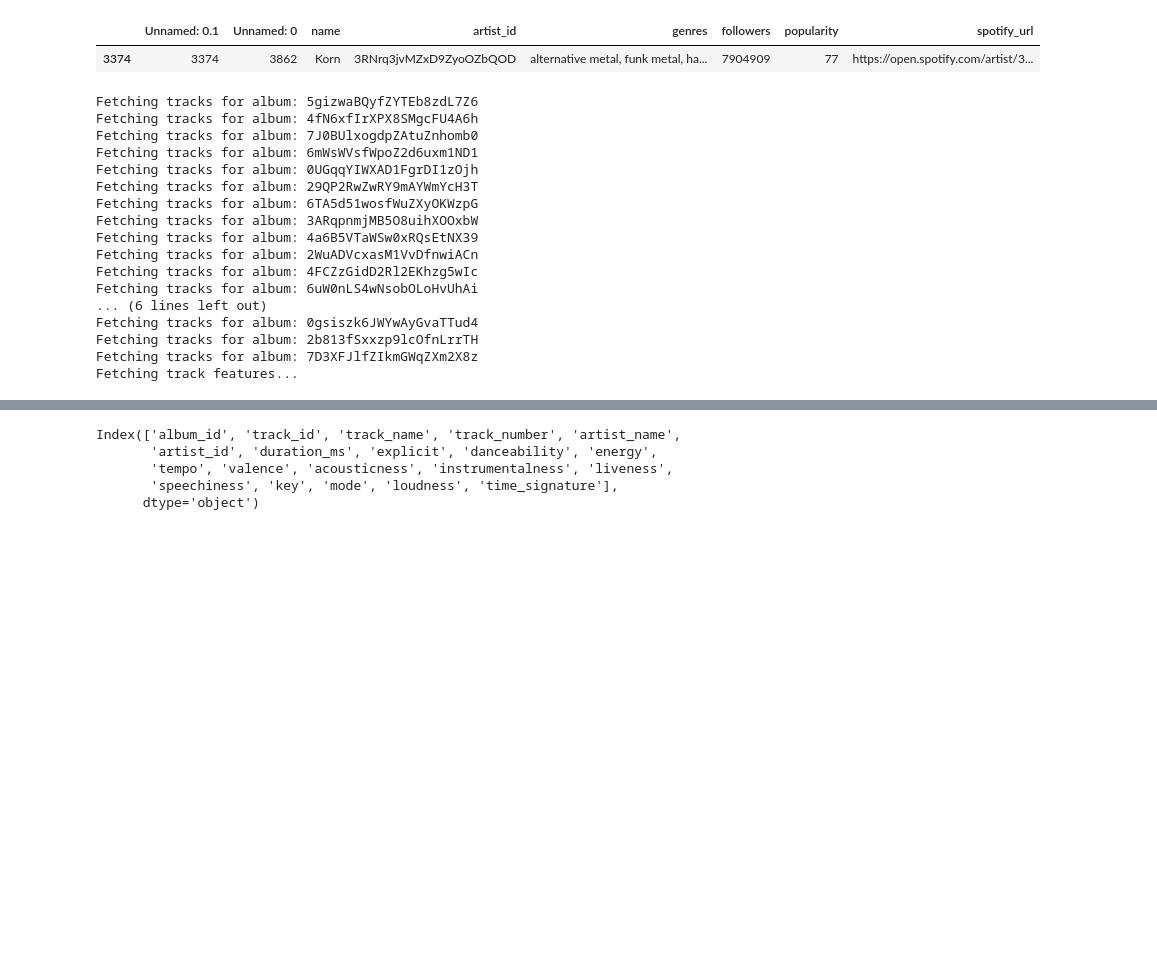
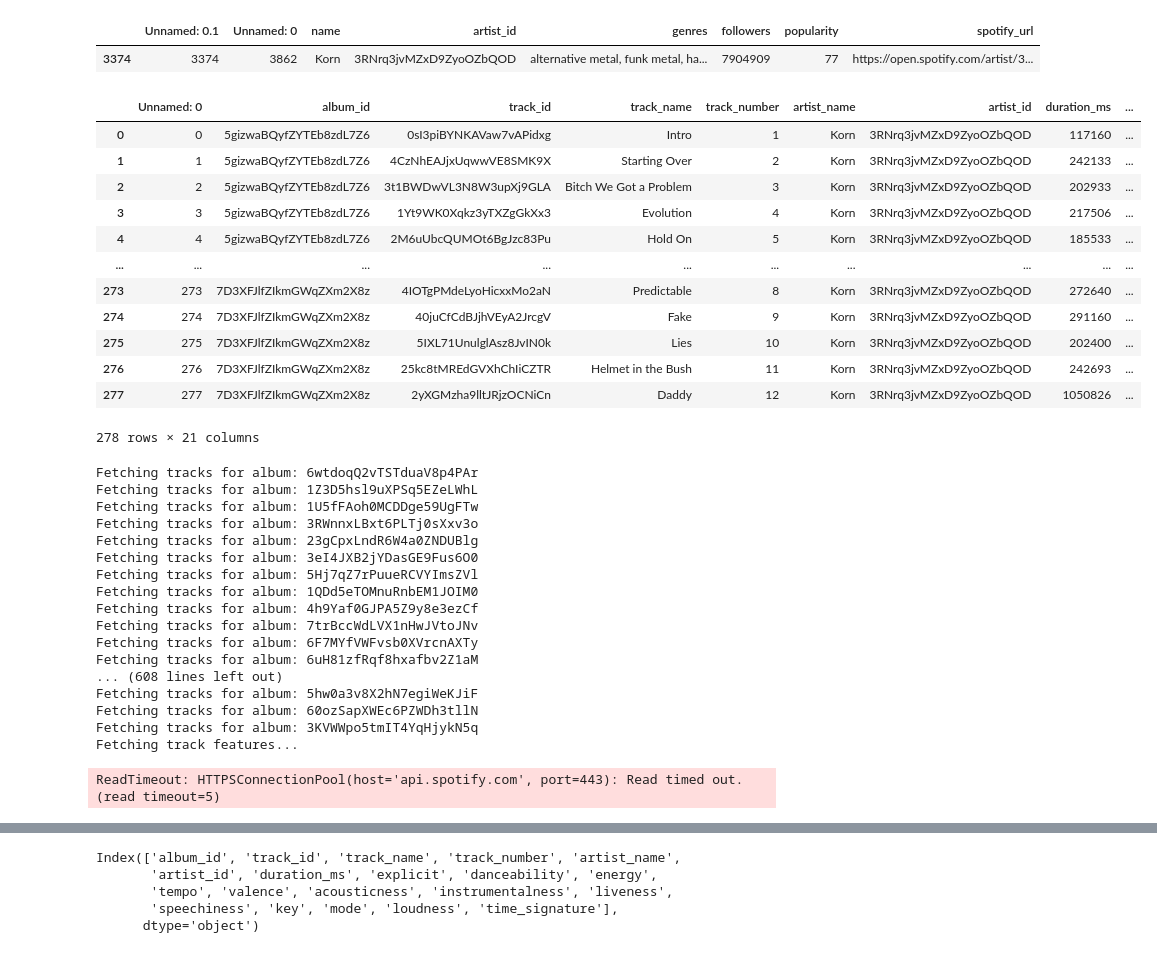
Before and after one commit to ksu-cs-projects-2024-2025/fall-2024-shack02, a Jupyter notebook: notebooks/api_process.ipynb, the cells around one changed output, grey strips where cells are left out. Saved outputs shown, nothing was run; the diff lists cells and outputs as text; code cells hidden in the pictures; blank space fills up the shorter version.

```diff
--- a/notebooks/api_process.ipynb
+++ b/notebooks/api_process.ipynb
@@ -576,27 +543,45 @@ track_df = pd.DataFrame()
+# %%
+track_df = pd.read_csv(r"C:\Projects\fall-2024-shack02\data\tracks.csv")
+track_df
+# %% [output]
+|  | Unnamed: 0 | album_id | track_id | track_name | track_number | artist_name | artist_id | duration_ms | ... |
+| 0 | 0 | 5gizwaBQyfZYTEb8zdL7Z6 | 0sI3piBYNKAVaw7vAPidxg | Intro | 1 | Korn | 3RNrq3jvMZxD9ZyoOZbQOD | 117160 | ... |
+| 1 | 1 | 5gizwaBQyfZYTEb8zdL7Z6 | 4CzNhEAJjxUqwwVE8SMK9X | Starting Over | 2 | Korn | 3RNrq3jvMZxD9ZyoOZbQOD | 242133 | ... |
+| 2 | 2 | 5gizwaBQyfZYTEb8zdL7Z6 | 3t1BWDwVL3N8W3upXj9GLA | Bitch We Got a Problem | 3 | Korn | 3RNrq3jvMZxD9ZyoOZbQOD | 202933 | ... |
+| 3 | 3 | 5gizwaBQyfZYTEb8zdL7Z6 | 1Yt9WK0Xqkz3yTXZgGkXx3 | Evolution | 4 | Korn | 3RNrq3jvMZxD9ZyoOZbQOD | 217506 | ... |
+| 4 | 4 | 5gizwaBQyfZYTEb8zdL7Z6 | 2M6uUbcQUMOt6BgJzc83Pu | Hold On | 5 | Korn | 3RNrq3jvMZxD9ZyoOZbQOD | 185533 | ... |
+| ... | ... | ... | ... | ... | ... | ... | ... | ... | ... |
+| 273 | 273 | 7D3XFJlfZIkmGWqZXm2X8z | 4IOTgPMdeLyoHicxxMo2aN | Predictable | 8 | Korn | 3RNrq3jvMZxD9ZyoOZbQOD | 272640 | ... |
+| 274 | 274 | 7D3XFJlfZIkmGWqZXm2X8z | 40juCfCdBJjhVEyA2JrcgV | Fake | 9 | Korn | 3RNrq3jvMZxD9ZyoOZbQOD | 291160 | ... |
+| 275 | 275 | 7D3XFJlfZIkmGWqZXm2X8z | 5IXL71UnulglAsz8JvIN0k | Lies | 10 | Korn | 3RNrq3jvMZxD9ZyoOZbQOD | 202400 | ... |
+| 276 | 276 | 7D3XFJlfZIkmGWqZXm2X8z | 25kc8tMREdGVXhChIiCZTR | Helmet in the Bush | 11 | Korn | 3RNrq3jvMZxD9ZyoOZbQOD | 242693 | ... |
+| 277 | 277 | 7D3XFJlfZIkmGWqZXm2X8z | 2yXGMzha9lltJRjzOCNiCn | Daddy | 12 | Korn | 3RNrq3jvMZxD9ZyoOZbQOD | 1050826 | ... |
+278 rows × 21 columns
 # %%
 track_dfs = []
 
-album_need_tracks = album_df[album_df['artist_name'] == 'Korn']["album_id"].unique()
+album_need_tracks = album_df[~album_df['album_id'].isin(track_df["album_id"].unique())]["album_id"].unique()
 
-segmented_new_albums_list = segment_list(album_need_tracks, segment_size = 100)
+segmented_new_albums_list = segment_list(album_need_tracks, segment_size = 25)
 
 for segment in segmented_new_albums_list:
     track_dfs.append(bulk_download_tracks_and_features(segment))
 # %% [output]
-Fetching tracks for album: 5gizwaBQyfZYTEb8zdL7Z6
-Fetching tracks for album: 4fN6xfIrXPX8SMgcFU4A6h
-Fetching tracks for album: 7J0BUlxogdpZAtuZnhomb0
-Fetching tracks for album: 6mWsWVsfWpoZ2d6uxm1ND1
-Fetching tracks for album: 0UGqqYIWXAD1FgrDI1zOjh
-Fetching tracks for album: 29QP2RwZwRY9mAYWmYcH3T
-Fetching tracks for album: 6TA5d51wosfWuZXyOKWzpG
-Fetching tracks for album: 3ARqpnmjMB5O8uihXOOxbW
-Fetching tracks for album: 4a6B5VTaWSw0xRQsEtNX39
-Fetching tracks for album: 2WuADVcxasM1VvDfnwiACn
-Fetching tracks for album: 4FCZzGidD2Rl2EKhzg5wIc
-Fetching tracks for album: 6uW0nLS4wNsobOLoHvUhAi
-... (6 lines left out)
-Fetching tracks for album: 0gsiszk6JWYwAyGvaTTud4
-Fetching tracks for album: 2b813fSxxzp9lcOfnLrrTH
-Fetching tracks for album: 7D3XFJlfZIkmGWqZXm2X8z
+Fetching tracks for album: 6wtdoqQ2vTSTduaV8p4PAr
+Fetching tracks for album: 1Z3D5hsl9uXPSq5EZeLWhL
+Fetching tracks for album: 1U5fFAoh0MCDDge59UgFTw
+Fetching tracks for album: 3RWnnxLBxt6PLTj0sXxv3o
+Fetching tracks for album: 23gCpxLndR6W4a0ZNDUBlg
+Fetching tracks for album: 3eI4JXB2jYDasGE9Fus6O0
+Fetching tracks for album: 5Hj7qZ7rPuueRCVYImsZVl
+Fetching tracks for album: 1QDd5eTOMnuRnbEM1JOIM0
+Fetching tracks for album: 4h9Yaf0GJPA5Z9y8e3ezCf
+Fetching tracks for album: 7trBccWdLVX1nHwJVtoJNv
+Fetching tracks for album: 6F7MYfVWFvsb0XVrcnAXTy
+Fetching tracks for album: 6uH81zfRqf8hxafbv2Z1aM
+... (608 lines left out)
+Fetching tracks for album: 5hw0a3v8X2hN7egiWeKJiF
+Fetching tracks for album: 60ozSapXWEc6PZWDh3tllN
+Fetching tracks for album: 3KVWWpo5tmIT4YqHjykN5q
 Fetching track features...
+ReadTimeout: HTTPSConnectionPool(host='api.spotify.com', port=443): Read timed out. (read timeout=5)
```
Also changed, not shown: parts of 24 cells of this notebook, 14 other files.
